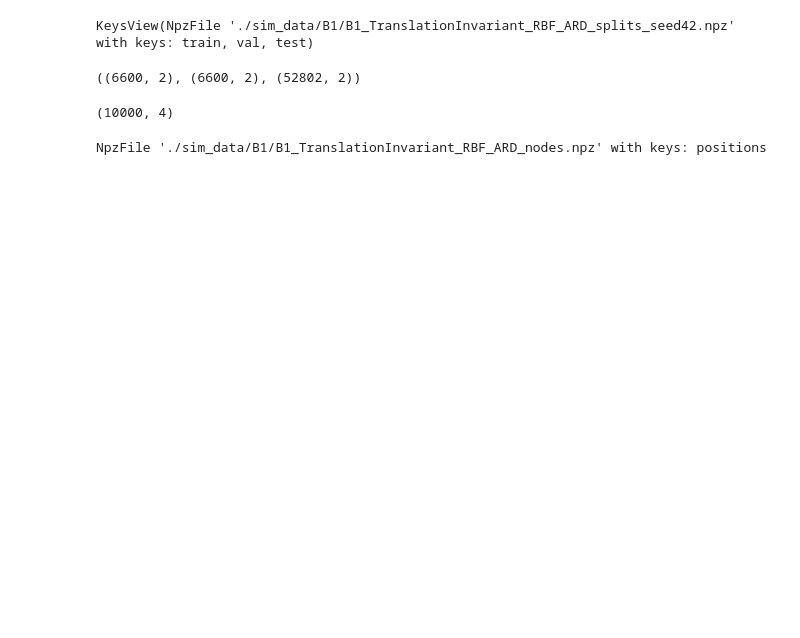
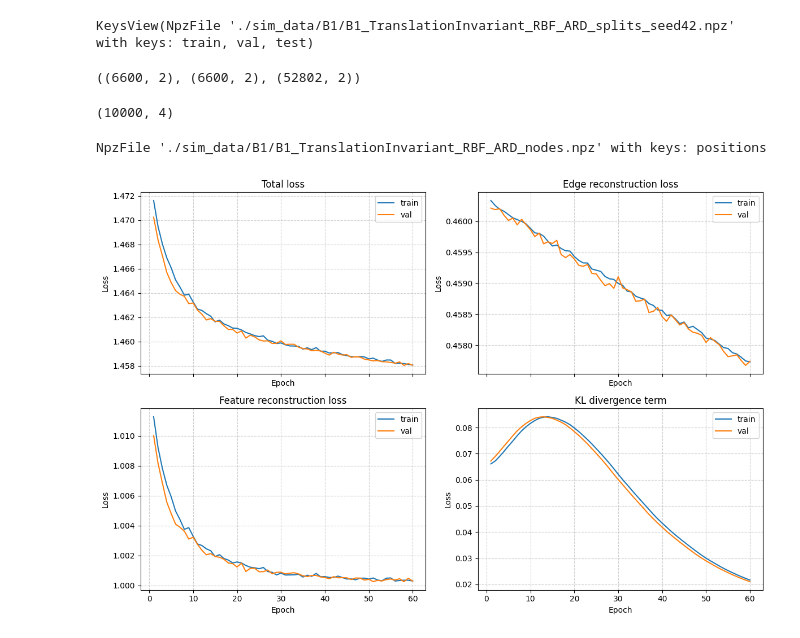
Before and after one commit to ZhangWan-byte/lpm, a Jupyter notebook: exp1_demo.ipynb, the cells around one changed output. Cells and saved outputs as stored; diff of their text form; code cells hidden in the pictures; blank space fills up the shorter version.

```diff
--- a/exp1_demo.ipynb
+++ b/exp1_demo.ipynb
@@ -23,3 +23,68 @@ nodes["positions"].shape
 nodes
 # %% [output]
 NpzFile './sim_data/B1/B1_TranslationInvariant_RBF_ARD_nodes.npz' with keys: positions
+# %%
+# File: plot_losses.py
+
+import numpy as np
+import matplotlib.pyplot as plt
+import os
+
+def plot_losses(loss_file: str, save_fig: bool = False):
+    data = np.load(loss_file)
+
+    # Extract arrays
+    train_total = data["train_total"]
+    val_total   = data["val_total"]
+    train_edge  = data["train_edge"]
+    val_edge    = data["val_edge"]
+    train_feat  = data["train_feat"]
+    val_feat    = data["val_feat"]
+    train_kl    = data["train_kl"]
+    val_kl      = data["val_kl"]
+
+    epochs = np.arange(1, len(train_total) + 1)
+
+    fig, axs = plt.subplots(2, 2, figsize=(12, 8), sharex=True)
+    axs = axs.ravel()
+
+    axs[0].plot(epochs, train_total, label="train")
+    axs[0].plot(epochs, val_total, label="val")
+    axs[0].set_title("Total loss")
+    axs[0].legend()
+
+    axs[1].plot(epochs, train_edge, label="train")
+    axs[1].plot(epochs, val_edge, label="val")
+    axs[1].set_title("Edge reconstruction loss")
+    axs[1].legend()
+
+    axs[2].plot(epochs, train_feat, label="train")
+    axs[2].plot(epochs, val_feat, label="val")
+    axs[2].set_title("Feature reconstruction loss")
+    axs[2].legend()
+
+    axs[3].plot(epochs, train_kl, label="train")
+    axs[3].plot(epochs, val_kl, label="val")
+    axs[3].set_title("KL divergence term")
+    axs[3].legend()
+
+    for ax in axs:
+        ax.set_xlabel("Epoch")
+        ax.set_ylabel("Loss")
+        ax.grid(True, linestyle="--", alpha=0.6)
+
+    plt.tight_layout()
+
+    if save_fig:
+        out_path = os.path.splitext(loss_file)[0] + "_curves.png"
+        plt.savefig(out_path, dpi=150)
+        print(f"Saved figure to {out_path}")
+    else:
+        plt.show()
+
+
+if __name__ == "__main__":
+    loss_path = r"D:\rebuttal2025\models\checkpoints\rg_vae_B1_losses.npz"
+    plot_losses(loss_path, save_fig=False)
+# %% [output]
+[figure, added]
```
Also changed, not shown: 2 other files.
